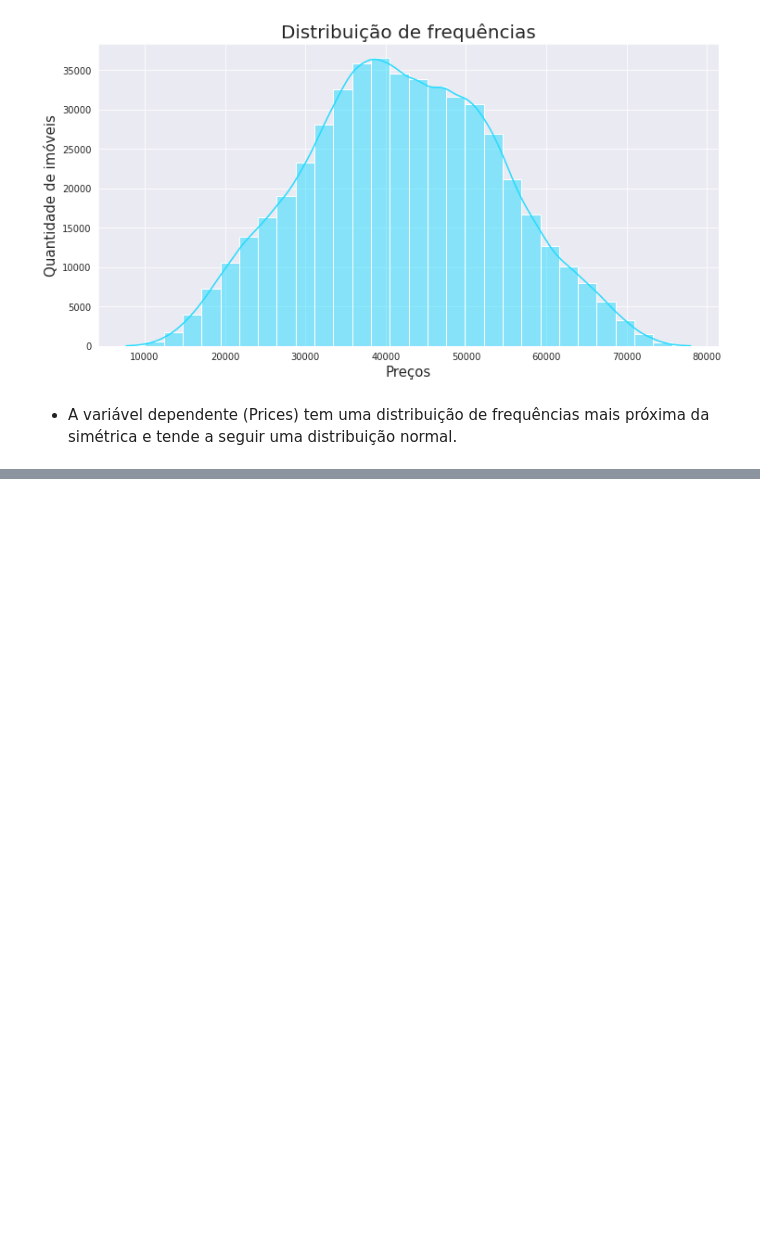
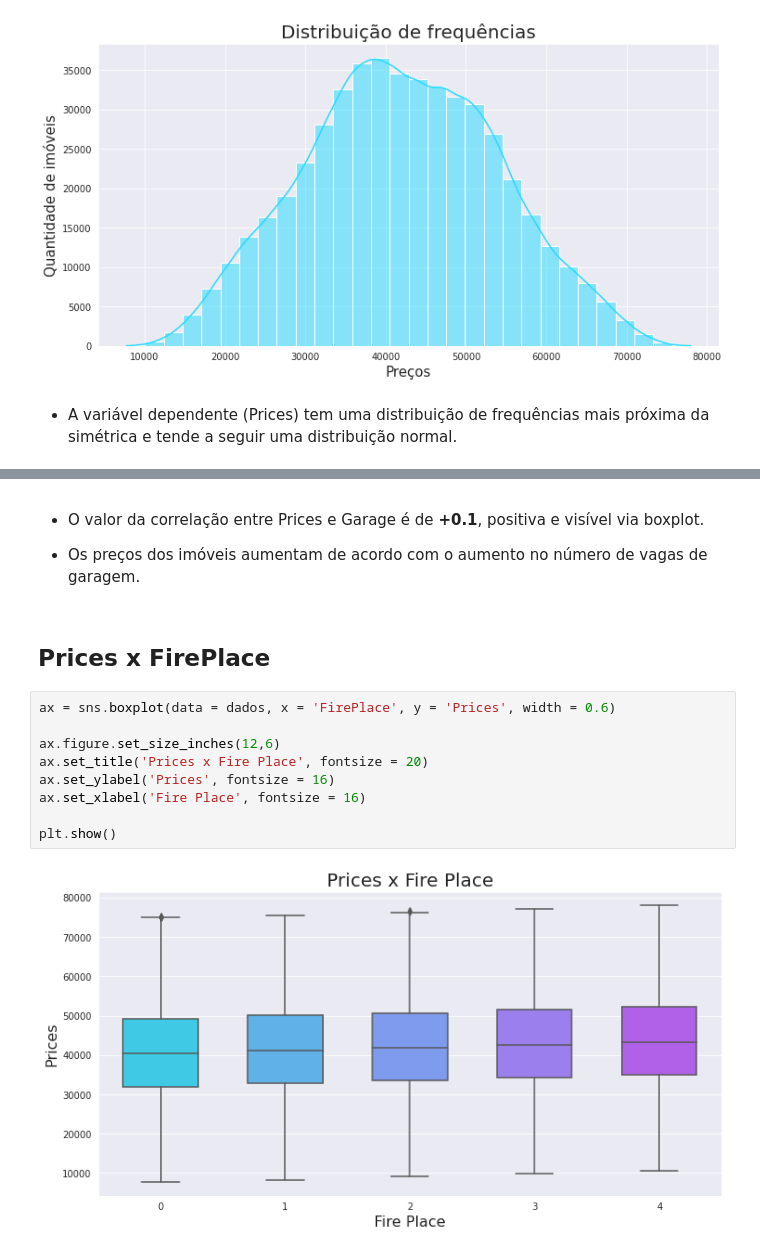
Before and after one commit to Tathy/Precificacao-imoveis, a Jupyter notebook: Precificacao_de_imoveis.ipynb, the cells around one changed output, grey strips where cells are left out. Drawn from its saved outputs; the diff is of its cells as text; blank space fills up the shorter version.

```diff
--- a/Precificacao_de_imoveis.ipynb
+++ b/Precificacao_de_imoveis.ipynb
@@ -149,0 +208,17 @@ plt.show()
+# %% [markdown]
+* O valor da correlação entre Prices e Garage é de **+0.1**, positiva e visível via boxplot.
+
+* Os preços dos imóveis aumentam de acordo com o aumento no número de vagas de garagem.
+# %% [markdown]
+## Prices x FirePlace
+# %%
+ax = sns.boxplot(data = dados, x = 'FirePlace', y = 'Prices', width = 0.6)
+
+ax.figure.set_size_inches(12,6)
+ax.set_title('Prices x Fire Place', fontsize = 20)
+ax.set_ylabel('Prices', fontsize = 16)
+ax.set_xlabel('Fire Place', fontsize = 16)
+
+plt.show()
+# %% [output]
+[figure, added]
```
Also changed, not shown: parts of 93 cells of this notebook.
